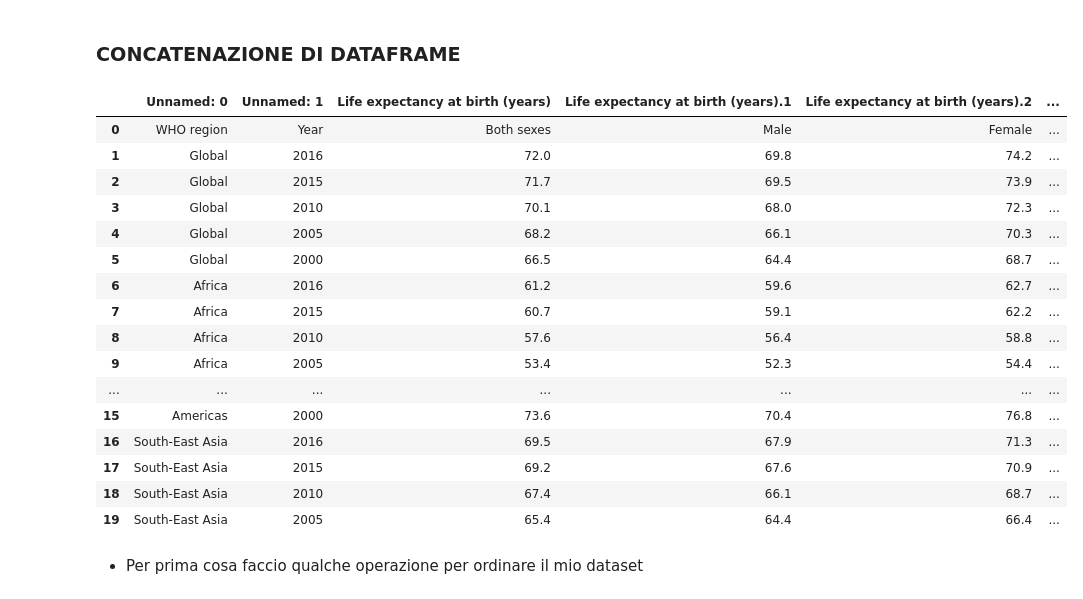
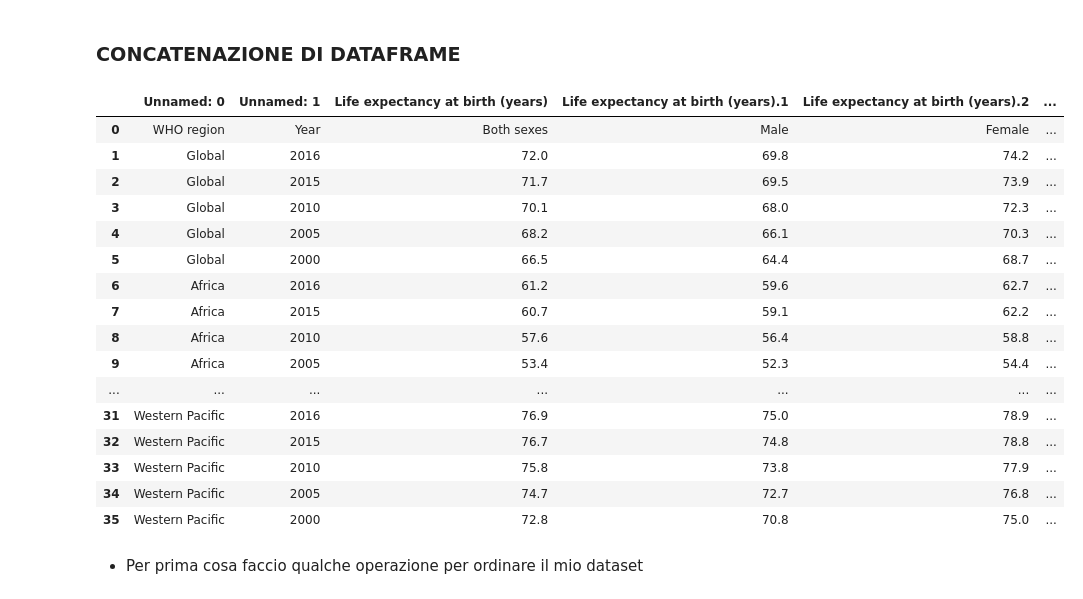
Before and after one commit to FRANCE2011/Uni-github, a Jupyter notebook: Sanitation and Global Health.ipynb, the cells around one changed output. Saved outputs shown, nothing was run; the diff lists cells and outputs as text; code cells hidden in the pictures.

```diff
--- a/Sanitation and Global Health.ipynb
+++ b/Sanitation and Global Health.ipynb
@@ -373,25 +308,25 @@ import pandas as pd
 import numpy as np
 # %%
 df = pd.read_csv(r"C:\Users\franc\Documents\UNIMI\COMPUTER SOCIETY\LIFEEX.csv")  # importo un altro dataframe
-df.head(20)
+df
 # %% [output]
 |  | Unnamed: 0 | Unnamed: 1 | Life expectancy at birth (years) | Life expectancy at birth (years).1 | Life expectancy at birth (years).2 | ... |
 | 0 | WHO region | Year | Both sexes | Male | Female | ... |
 | 1 | Global | 2016 | 72.0 | 69.8 | 74.2 | ... |
 | 2 | Global | 2015 | 71.7 | 69.5 | 73.9 | ... |
 | 3 | Global | 2010 | 70.1 | 68.0 | 72.3 | ... |
 | 4 | Global | 2005 | 68.2 | 66.1 | 70.3 | ... |
 | 5 | Global | 2000 | 66.5 | 64.4 | 68.7 | ... |
 | 6 | Africa | 2016 | 61.2 | 59.6 | 62.7 | ... |
 | 7 | Africa | 2015 | 60.7 | 59.1 | 62.2 | ... |
 | 8 | Africa | 2010 | 57.6 | 56.4 | 58.8 | ... |
 | 9 | Africa | 2005 | 53.4 | 52.3 | 54.4 | ... |
 | ... | ... | ... | ... | ... | ... | ... |
-| 15 | Americas | 2000 | 73.6 | 70.4 | 76.8 | ... |
-| 16 | South-East Asia | 2016 | 69.5 | 67.9 | 71.3 | ... |
-| 17 | South-East Asia | 2015 | 69.2 | 67.6 | 70.9 | ... |
-| 18 | South-East Asia | 2010 | 67.4 | 66.1 | 68.7 | ... |
-| 19 | South-East Asia | 2005 | 65.4 | 64.4 | 66.4 | ... |
+| 31 | Western Pacific | 2016 | 76.9 | 75.0 | 78.9 | ... |
+| 32 | Western Pacific | 2015 | 76.7 | 74.8 | 78.8 | ... |
+| 33 | Western Pacific | 2010 | 75.8 | 73.8 | 77.9 | ... |
+| 34 | Western Pacific | 2005 | 74.7 | 72.7 | 76.8 | ... |
+| 35 | Western Pacific | 2000 | 72.8 | 70.8 | 75.0 | ... |
 # %% [markdown]
 * Per prima cosa faccio qualche operazione per ordinare il mio dataset
 # %%
```
Also changed, not shown: parts of 32 cells of this notebook.
